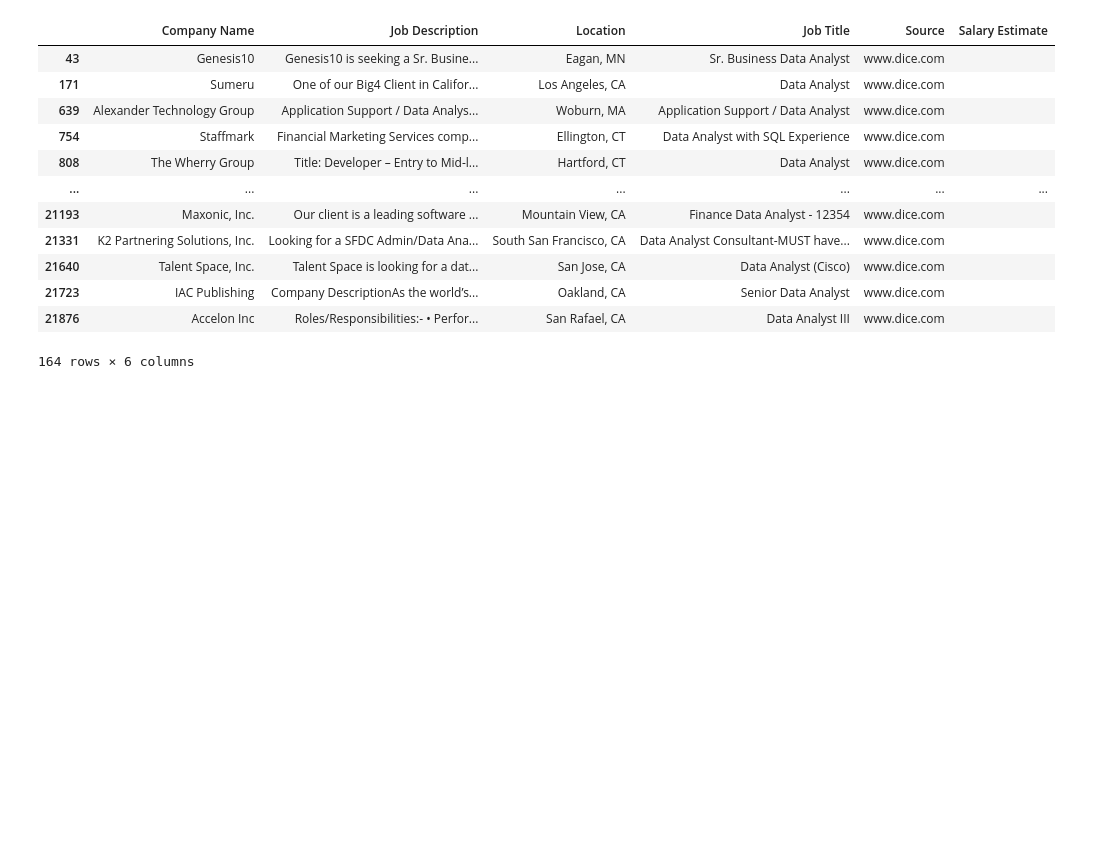
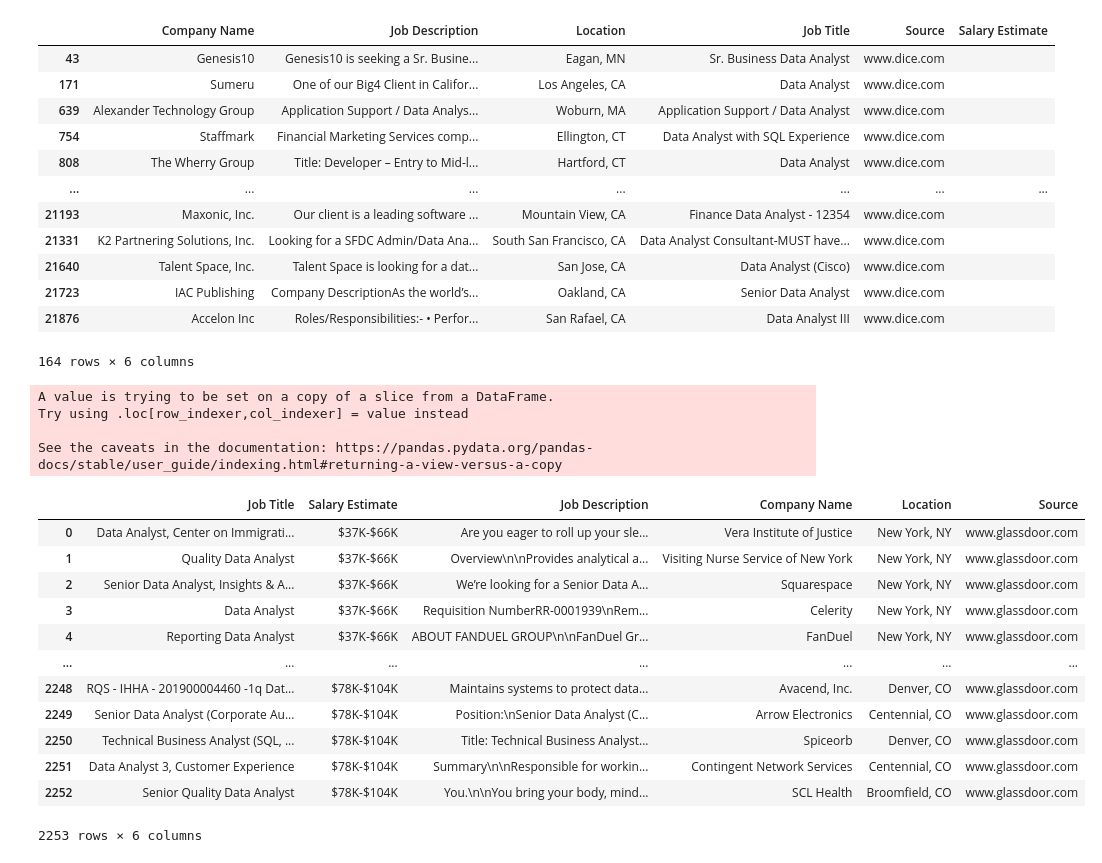
Before and after one commit to melodie1920/ETLProject, a Jupyter notebook: ETLProject.ipynb, the cells around one changed output. Cells and saved outputs as stored; diff of their text form; code cells hidden in the pictures; blank space fills up the shorter version.

```diff
--- a/ETLProject.ipynb
+++ b/ETLProject.ipynb
@@ -130,5 +130,28 @@ dice_df_transformed
 | 21723 | IAC Publishing | Company DescriptionAs the world’s... | Oakland, CA | Senior Data Analyst | www.dice.com |  |
 | 21876 | Accelon Inc | Roles/Responsibilities:- • Perfor... | San Rafael, CA | Data Analyst III | www.dice.com |  |
 164 rows × 6 columns
+# %%
+# Remove \n* from company name
+data_analyst_transformed["Company Name"]=data_analyst_transformed["Company Name"].str.split("\\n", expand=True)[0]
+# data_analyst_transformed["Job Description"]=data_analyst_transformed["Job Description"].str.split("\\n", expand=True)[1]
+data_analyst_transformed
+# %% [output]
+A value is trying to be set on a copy of a slice from a DataFrame.
+Try using .loc[row_indexer,col_indexer] = value instead
+
+See the caveats in the documentation: https://pandas.pydata.org/pandas-docs/stable/user_guide/indexing.html#returning-a-view-versus-a-copy
+|  | Job Title | Salary Estimate | Job Description | Company Name | Location | Source |
+| 0 | Data Analyst, Center on Immigrati... | $37K-$66K | Are you eager to roll up your sle... | Vera Institute of Justice | New York, NY | www.glassdoor.com |
+| 1 | Quality Data Analyst | $37K-$66K | Overview\n\nProvides analytical a... | Visiting Nurse Service of New York | New York, NY | www.glassdoor.com |
+| 2 | Senior Data Analyst, Insights & A... | $37K-$66K | We’re looking for a Senior Data A... | Squarespace | New York, NY | www.glassdoor.com |
+| 3 | Data Analyst | $37K-$66K | Requisition NumberRR-0001939\nRem... | Celerity | New York, NY | www.glassdoor.com |
+| 4 | Reporting Data Analyst | $37K-$66K | ABOUT FANDUEL GROUP\n\nFanDuel Gr... | FanDuel | New York, NY | www.glassdoor.com |
+| ... | ... | ... | ... | ... | ... | ... |
+| 2248 | RQS - IHHA - 201900004460 -1q Dat... | $78K-$104K | Maintains systems to protect data... | Avacend, Inc. | Denver, CO | www.glassdoor.com |
+| 2249 | Senior Data Analyst (Corporate Au... | $78K-$104K | Position:\nSenior Data Analyst (C... | Arrow Electronics | Centennial, CO | www.glassdoor.com |
+| 2250 | Technical Business Analyst (SQL, ... | $78K-$104K | Title: Technical Business Analyst... | Spiceorb | Denver, CO | www.glassdoor.com |
+| 2251 | Data Analyst 3, Customer Experience | $78K-$104K | Summary\n\nResponsible for workin... | Contingent Network Services | Centennial, CO | www.glassdoor.com |
+| 2252 | Senior Quality Data Analyst | $78K-$104K | You.\n\nYou bring your body, mind... | SCL Health | Broomfield, CO | www.glassdoor.com |
+2253 rows × 6 columns
 # %%
 combined_data_analyst=dice_df_transformed.append(data_analyst_transformed)
```
Also changed, not shown: parts of 4 cells of this notebook.
